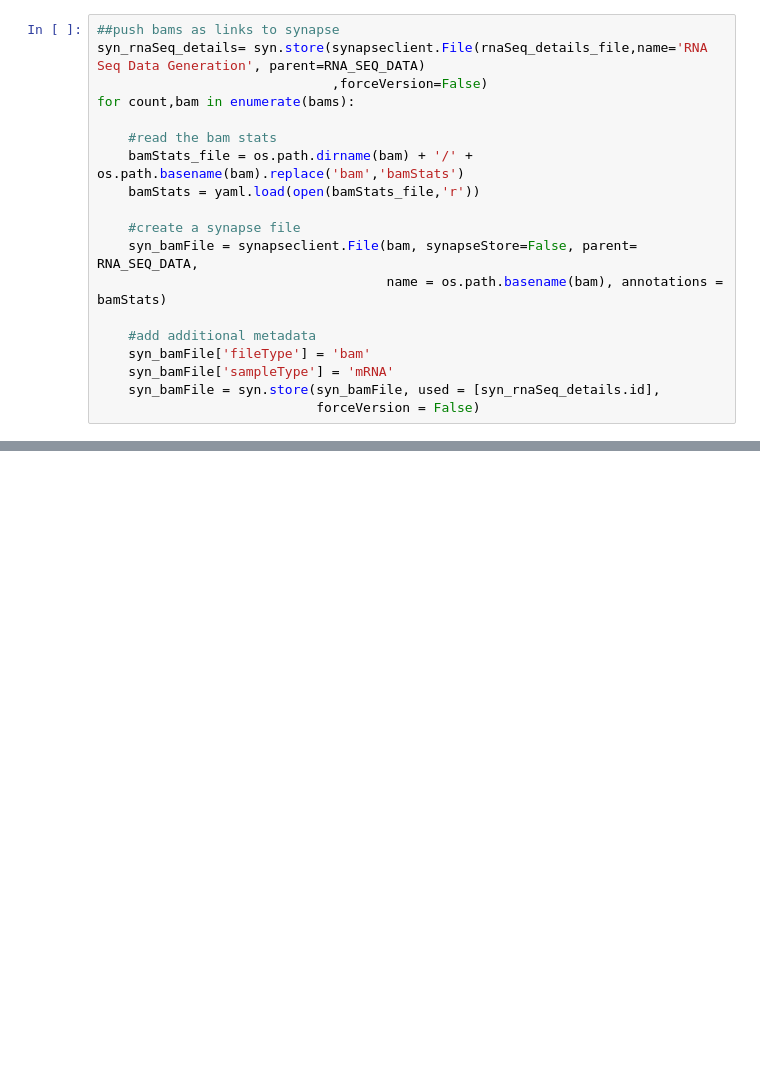
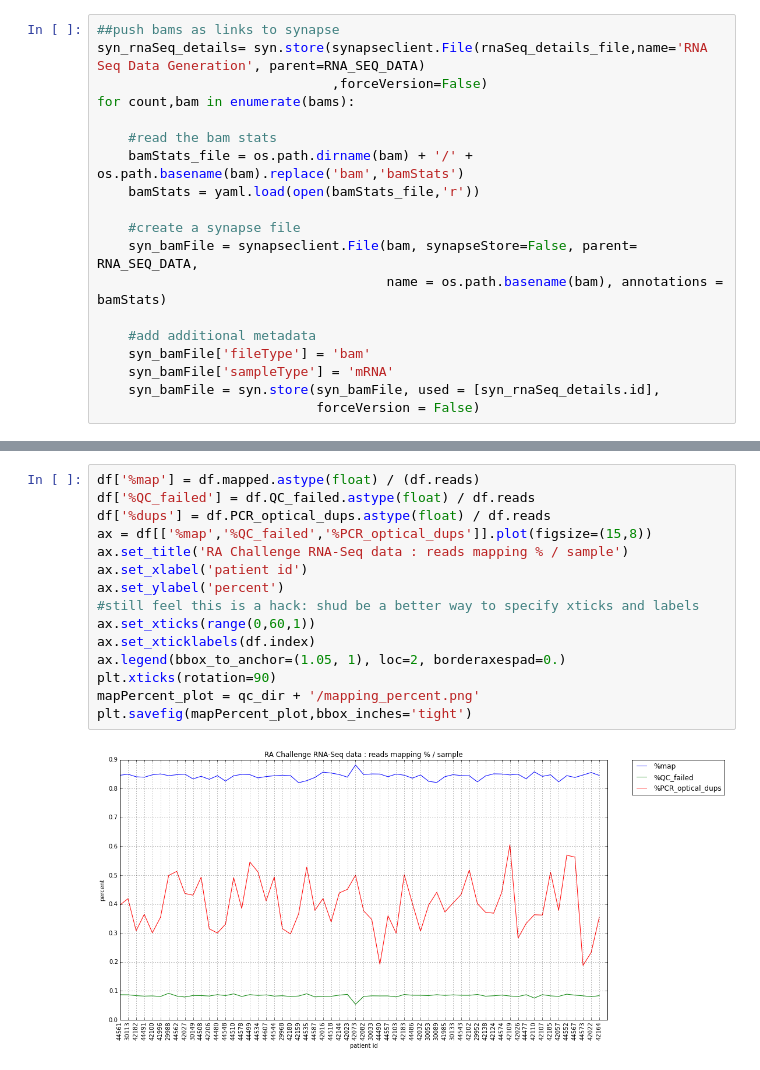
Before and after one commit to apratap/appys, a Jupyter notebook: ipy_notebooks/RAChallenge_manage_internal_project_page.ipynb, the cells around one changed output, grey strips where cells are left out. Cells and saved outputs as stored; diff of their text form; blank space fills up the shorter version.

```diff
--- a/ipy_notebooks/RAChallenge_manage_internal_project_page.ipynb
+++ b/ipy_notebooks/RAChallenge_manage_internal_project_page.ipynb
@@ -74,0 +82,17 @@ plt.show()
+# %%
+df['%map'] = df.mapped.astype(float) / (df.reads)
+df['%QC_failed'] = df.QC_failed.astype(float) / df.reads
+df['%dups'] = df.PCR_optical_dups.astype(float) / df.reads
+ax = df[['%map','%QC_failed','%PCR_optical_dups']].plot(figsize=(15,8))
+ax.set_title('RA Challenge RNA-Seq data : reads mapping % / sample')
+ax.set_xlabel('patient id')
+ax.set_ylabel('percent')
+#still feel this is a hack: shud be a better way to specify xticks and labels
+ax.set_xticks(range(0,60,1))
+ax.set_xticklabels(df.index)
+ax.legend(bbox_to_anchor=(1.05, 1), loc=2, borderaxespad=0.)
+plt.xticks(rotation=90)
+mapPercent_plot = qc_dir + '/mapping_percent.png'
+plt.savefig(mapPercent_plot,bbox_inches='tight')
+# %% [output]
+[figure, added]
```
Also changed, not shown: parts of 11 cells of this notebook.
